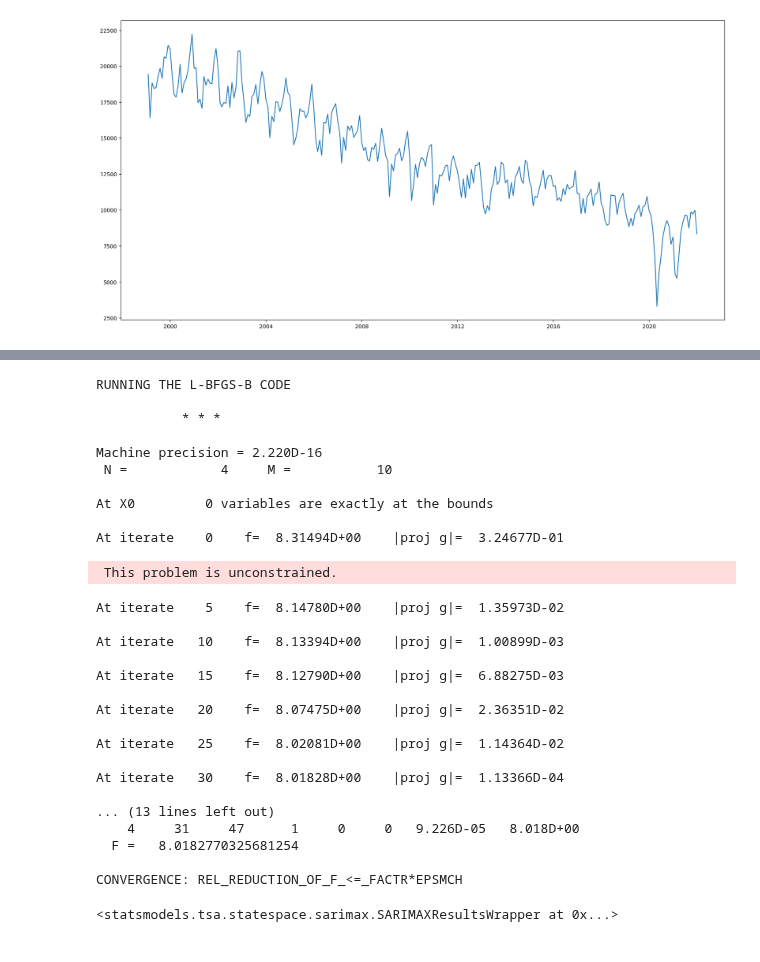
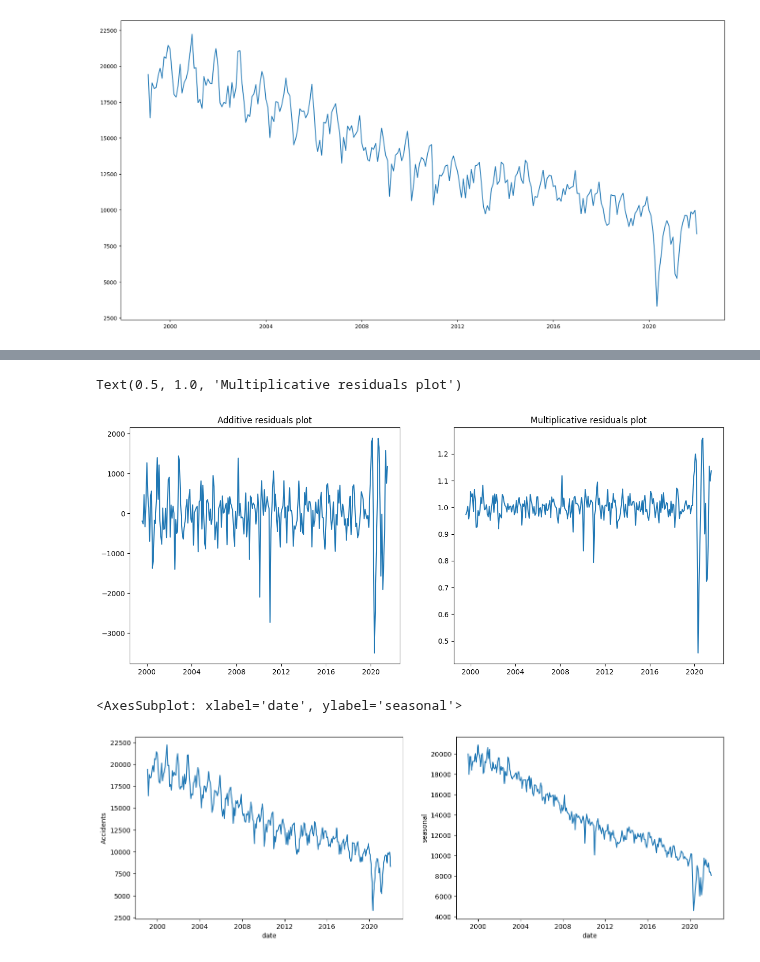
Before and after one commit to MagicaBleps/UK-road-safety, a Jupyter notebook: notebooks/arima.ipynb, the cells around one changed output, grey strips where cells are left out. Drawn from its saved outputs; the diff is of its cells as text; code cells hidden in the pictures.

```diff
--- a/notebooks/arima.ipynb
+++ b/notebooks/arima.ipynb
@@ -59,0 +38,7 @@ time_series.tail(25)
+# %%
+# Import the file downloaded from https://data.dft.gov.uk/road-accidents-safety-data/dft-road-casualty-statistics-accident-1979-2021.csv
+# and already filtered to only consider accidents from 1999 onwards
+df_accidents=pd.read_csv('<path_to_file>')
+
+# Changing the date column into datetime format
+df_accidents['date']=pd.to_datetime(df_accidents['date'])
@@ -89,2 +74,0 @@ adfuller(result_mul.resid.dropna())[1]
-# %%
-time_series['deseasonalized']=time_series['Accidents'].values-result_add_2019.seasonal
@@ -737,33 +75,14 @@ CONVERGENCE: NORM_OF_PROJECTED_GRADIENT_<=_PGTOL
-# %%
-sarima_gcpuv2=SARIMAX(train, order=(1, 0, 1), seasonal_order=(1, 0, 0, 12))
-sarima_gcpuv2.fit(maxiter=75)
-# %% [output]
-RUNNING THE L-BFGS-B CODE
-
-           * * *
-
-Machine precision = 2.220D-16
- N =            4     M =           10
-
-At X0         0 variables are exactly at the bounds
-
-At iterate    0    f=  8.31494D+00    |proj g|=  3.24677D-01
- This problem is unconstrained.
-At iterate    5    f=  8.14780D+00    |proj g|=  1.35973D-02
-
-At iterate   10    f=  8.13394D+00    |proj g|=  1.00899D-03
-
-At iterate   15    f=  8.12790D+00    |proj g|=  6.88275D-03
-
-At iterate   20    f=  8.07475D+00    |proj g|=  2.36351D-02
-
-At iterate   25    f=  8.02081D+00    |proj g|=  1.14364D-02
-
-At iterate   30    f=  8.01828D+00    |proj g|=  1.13366D-04
-
-... (13 lines left out)
-    4     31     47      1     0     0   9.226D-05   8.018D+00
-  F =   8.0182770325681254
-
-CONVERGENCE: REL_REDUCTION_OF_F_<=_FACTR*EPSMCH
-<statsmodels.tsa.statespace.sarimax.SARIMAXResultsWrapper at 0x...>
+# %%
+# Seasonal decomposition of the time series using two methods: additive and multiplicative
+result_add = seasonal_decompose(time_series['Accidents'], model='additive')
+result_mul = seasonal_decompose(time_series['Accidents'], model='multiplicative')
+plt.figure(figsize=(15,6))
+plt.subplot(1,2,1)
+plt.plot(result_add.resid)
+plt.title('Additive residuals plot')
+plt.subplot(1,2,2)
+plt.plot(result_mul.resid)
+plt.title('Multiplicative residuals plot')
+# %% [output]
+Text(0.5, 1.0, 'Multiplicative residuals plot')
+[figure, added]
@@ -769,0 +92,8 @@ CONVERGENCE: REL_REDUCTION_OF_F_<=_FACTR*EPSMCH
+# %%
+fig, axes = plt.subplots(1,2, figsize=(16,5))
+
+sns.lineplot(time_series['Accidents'], ax=axes[0])
+sns.lineplot(time_series['Accidents'].values-result_add.seasonal, ax=axes[1])
+# %% [output]
+<AxesSubplot: xlabel='date', ylabel='seasonal'>
+[figure, added]
```
Also changed, not shown: parts of 82 cells of this notebook, 5 other files.
